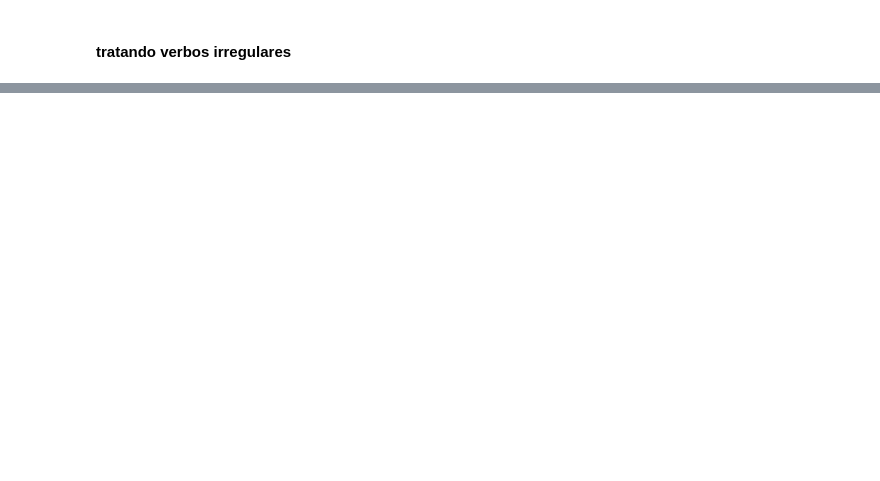
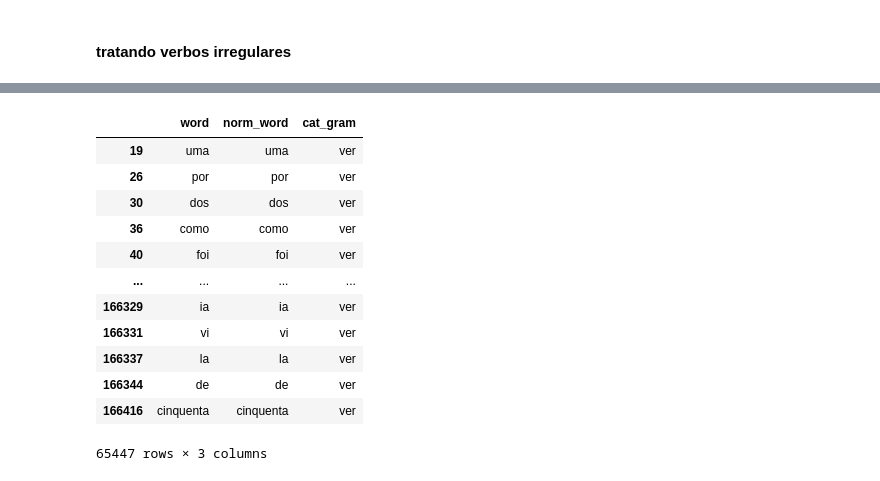
Before and after one commit to joaolucas26/imbroglio-data, a Jupyter notebook: conjugando verbos.ipynb, the cells around one changed output, grey strips where cells are left out. Saved outputs shown, nothing was run; the diff lists cells and outputs as text; code cells hidden in the pictures; blank space fills up the shorter version.

```diff
--- a/conjugando verbos.ipynb
+++ b/conjugando verbos.ipynb
@@ -32,0 +150,3 @@ lexico.head()
+# %%
+verbs = merged[merged.cat_gram == 'ver']
+verbs.head()
@@ -42,6 +167,7 @@ irregular_verbs_html = '''<div class="wrapper">
 # %%
 #extraindo a lista
 from bs4 import BeautifulSoup as soup
-
 _div = soup(irregular_verbs_html, 'html.parser').find('div', {'class':'wrapper'})
 irregular_verbs = [[i.text for i in b.find_all('li')] for b in _div.find_all('ul')][0]
+irregular_verbs.append('quer')
+irregular_verbs[0:10]
@@ -52,2 +185,17 @@ irregular_verbs[0:5]
 # %%
-normal_verbs = words_df[~words_df.word.isin(irregular_verbs)]
+normal_verbs = verbs[~verbs.word.isin(irregular_verbs)]
+normal_verbs
+# %% [output]
+|  | word | norm_word | cat_gram |
+| 19 | uma | uma | ver |
+| 26 | por | por | ver |
+| 30 | dos | dos | ver |
+| 36 | como | como | ver |
+| 40 | foi | foi | ver |
+| ... | ... | ... | ... |
+| 166329 | ia | ia | ver |
+| 166331 | vi | vi | ver |
+| 166337 | la | la | ver |
+| 166344 | de | de | ver |
+| 166416 | cinquenta | cinquenta | ver |
+65447 rows × 3 columns
```
Also changed, not shown: parts of 23 cells of this notebook, 1 other file.
